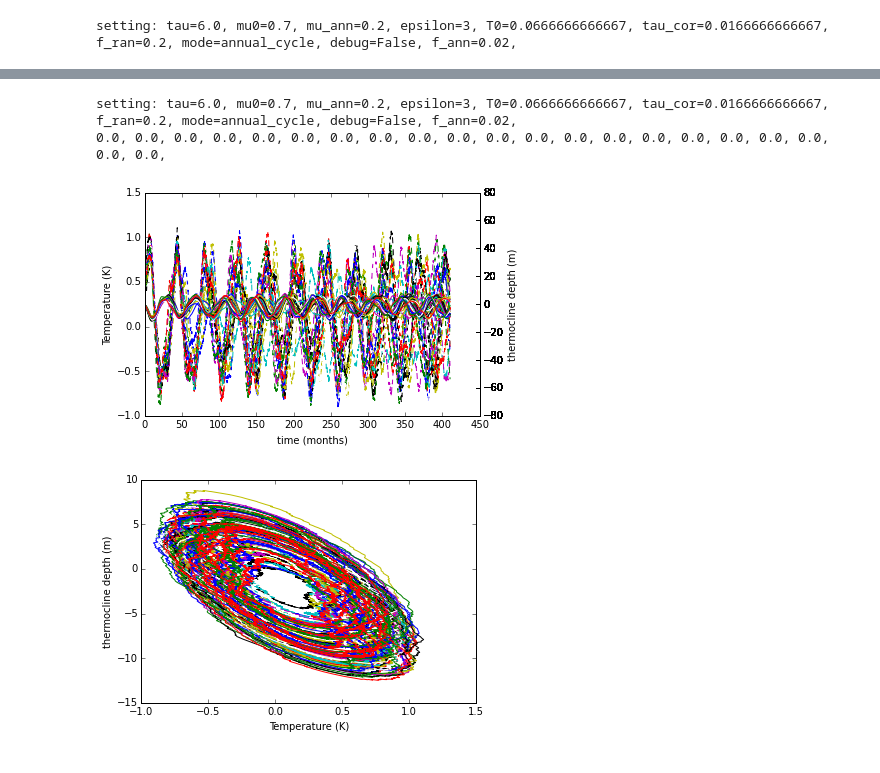
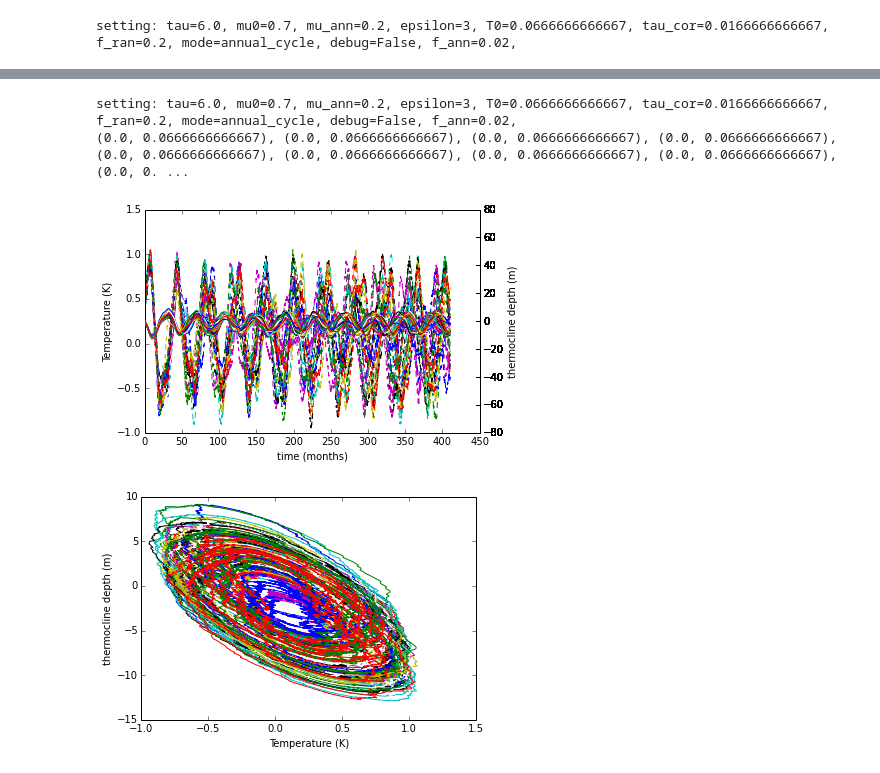
Before and after one commit to markmuetz/mtmw14, a Jupyter notebook: project1/Project1_ENSO_oscillator.ipynb, the cells around one changed output, grey strips where cells are left out. Drawn from its saved outputs; the diff is of its cells as text; code cells hidden in the pictures.

```diff
--- a/project1/Project1_ENSO_oscillator.ipynb
+++ b/project1/Project1_ENSO_oscillator.ipynb
@@ -136,14 +158,16 @@ setting: tau=6.0, mu0=0.7, mu_ann=0.2, epsilon=3, T0=0.0666666666667, tau_cor=0.
 # %%
-# Demonstration of the sensitivity of the system when *no* change in h.
+# Demonstration of the sensitivity of the system when *no* change in T, h.
 # N.B. same settings as above used.
 settings = sim.init_settings(T0=0.5/sim.T_SCALE, epsilon=3, mu0=0.7, mu_ann=0.2, tau=tau,
                              f_ann=0.02, f_ran=0.2, tau_cor=tau_cor,
                              mode='annual_cycle', debug=False)
 
-results = sim.run_enso_ensemble(one_period * nperiods, nt, settings, h0_min=0.0, h0_max=0.0)
+results = sim.run_enso_ensemble(one_period * nperiods, nt, settings,
+                                h0_min=0.0, h0_max=0.0,
+                                T0_min=0.5/sim.T_SCALE, T0_max=0.5/sim.T_SCALE)
 plot_ensemble_output(results)
 # %% [output]
 setting: tau=6.0, mu0=0.7, mu_ann=0.2, epsilon=3, T0=0.0666666666667, tau_cor=0.0166666666667, f_ran=0.2, mode=annual_cycle, debug=False, f_ann=0.02,
-0.0, 0.0, 0.0, 0.0, 0.0, 0.0, 0.0, 0.0, 0.0, 0.0, 0.0, 0.0, 0.0, 0.0, 0.0, 0.0, 0.0, 0.0, 0.0, 0.0, 0.0,
+(0.0, 0.0666666666667), (0.0, 0.0666666666667), (0.0, 0.0666666666667), (0.0, 0.0666666666667), (0.0, 0.0666666666667), (0.0, 0.0666666666667), (0.0, 0.0666666666667), (0.0, 0.0666666666667), (0.0, 0. ...
-[figure, old version]
+[figure, new version]
-[figure, old version]
+[figure, new version]
```
Also changed, not shown: parts of 16 cells of this notebook, 1 other file.
